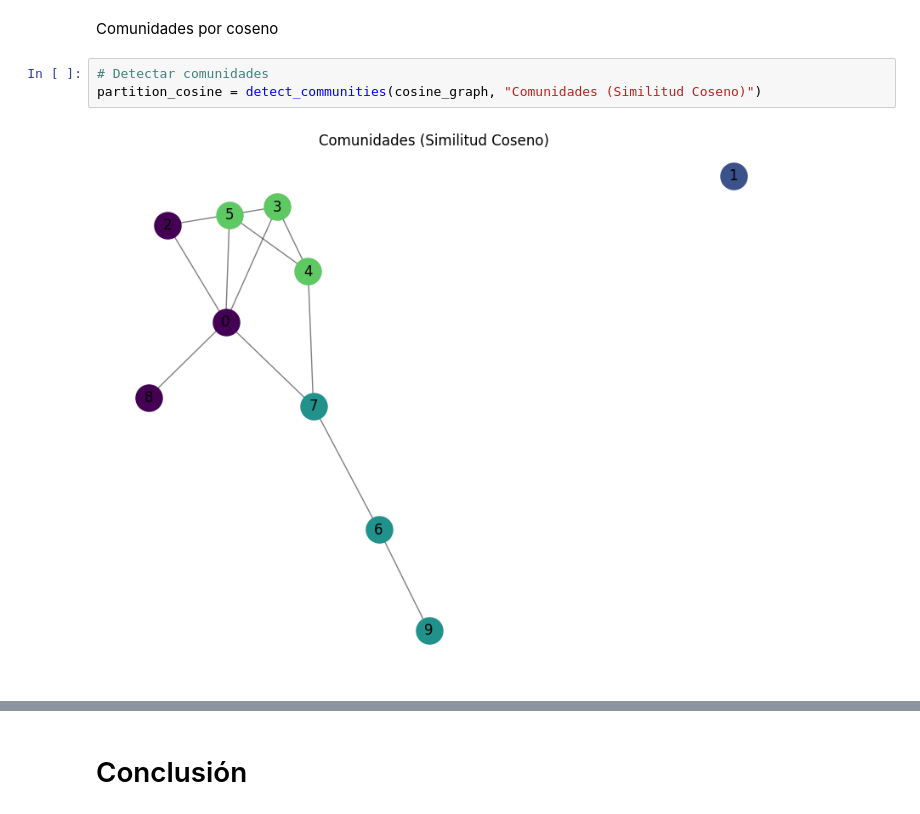
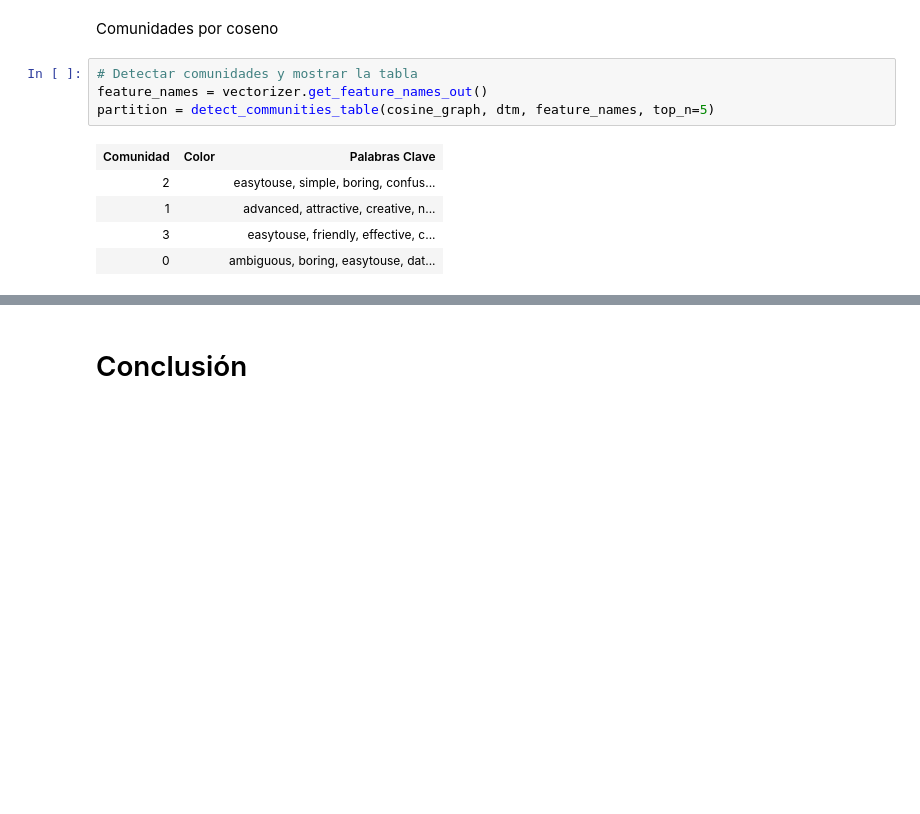
Before and after one commit to JossueJativa/InteligenciaArtificial2, a Jupyter notebook: TopicModeling.ipynb, the cells around one changed output, grey strips where cells are left out. Cells and saved outputs as stored; diff of their text form; blank space fills up the shorter version.

```diff
--- a/TopicModeling.ipynb
+++ b/TopicModeling.ipynb
@@ -264,7 +266,12 @@ def describe_communities(partition, dtm, feature_names, top_n=5):
 # %% [markdown]
 Comunidades por coseno
 # %%
-# Detectar comunidades
-partition_cosine = detect_communities(cosine_graph, "Comunidades (Similitud Coseno)")
+# Detectar comunidades y mostrar la tabla
+feature_names = vectorizer.get_feature_names_out()
+partition = detect_communities_table(cosine_graph, dtm, feature_names, top_n=5)
 # %% [output]
-[figure, removed]
+| Comunidad | Color | Palabras Clave |
+| 2 |  | easytouse, simple, boring, confus... |
+| 1 |  | advanced, attractive, creative, n... |
+| 3 |  | easytouse, friendly, effective, c... |
+| 0 |  | ambiguous, boring, easytouse, dat... |
```
Also changed, not shown: parts of 12 cells of this notebook.
